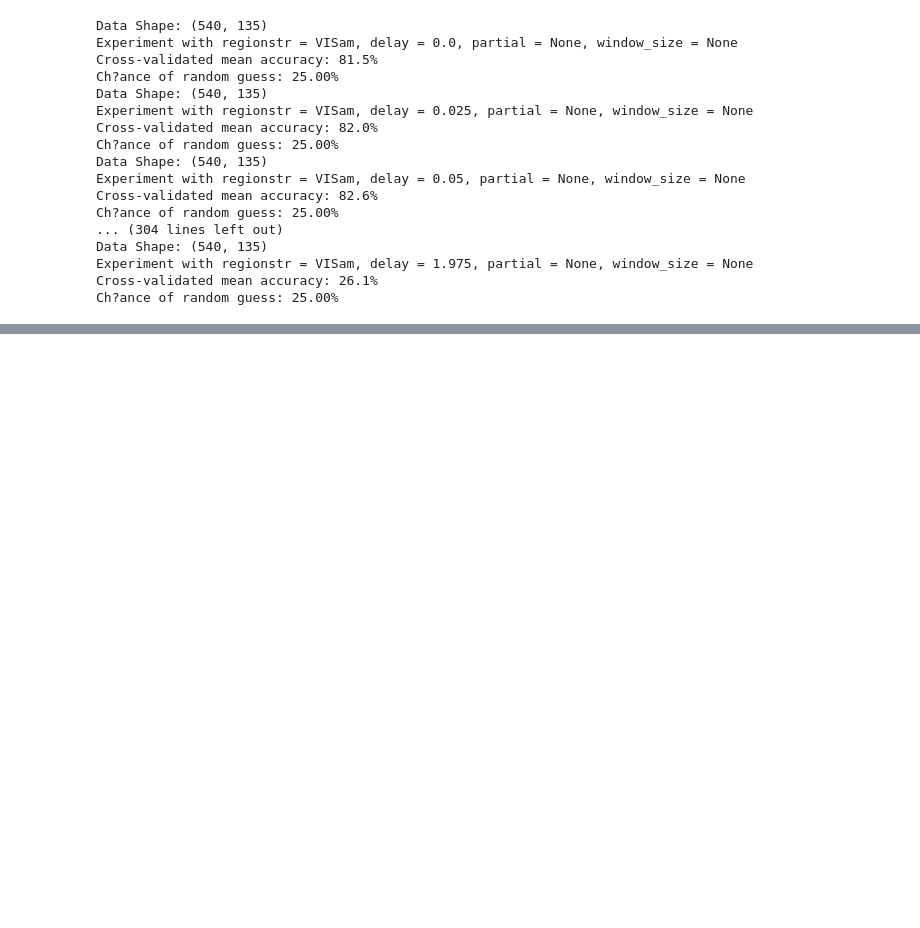
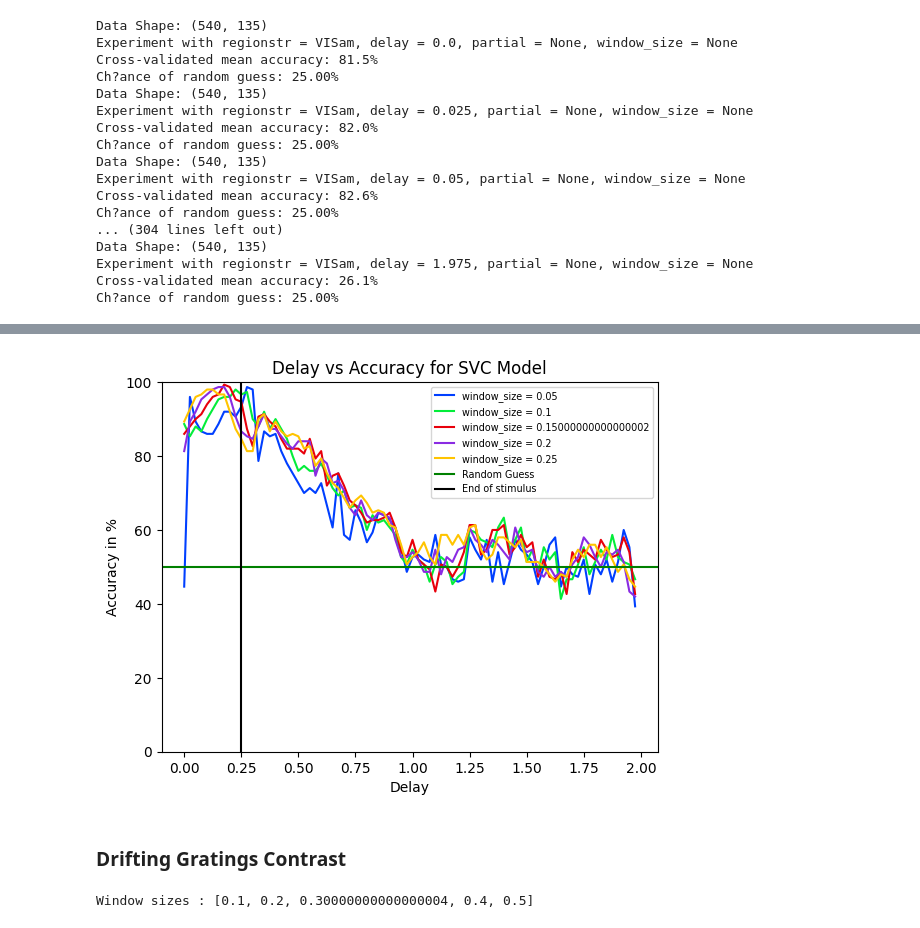
Before and after one commit to daniyarzt/neuromodelling, a Jupyter notebook: notebooks/classification_with_time_delay.ipynb, the cells around one changed output, grey strips where cells are left out. Drawn from its saved outputs; the diff is of its cells as text; code cells hidden in the pictures; blank space fills up the shorter version.

```diff
--- a/notebooks/classification_with_time_delay.ipynb
+++ b/notebooks/classification_with_time_delay.ipynb
@@ -719,0 +743,11 @@ plt.show()
+# %%
+import pickle
+
+# Export dictionary to a JSON file
+with open('cashed_data/result_per_window_size_flashes.pickle', 'wb') as pickle_file:
+    pickle.dump(result_per_window_size, pickle_file)
+# %%
+with open('cashed_data/result_per_window_size_flashes.pickle', 'rb') as pickle_file:
+    result_per_window_size = pickle.load(pickle_file)
+
+result_per_window_size
@@ -719,0 +772,32 @@ plt.show()
+# %%
+for window_size, result in result_per_window_size.items():
+    plt.plot(result[0], result[1], label = f'window_size = {window_size}')
+
+
+plt.ylim(0, 100)
+plt.axline((0.25, 50), (0.5, 50), color = 'green', label = 'Random Guess')
+plt.axvline(0.25, 0, 30, color = 'black', label = 'End of stimulus')
+plt.title('Delay vs Accuracy for SVC Model')
+plt.xlabel('Delay')
+plt.ylabel('Accuracy in %')
+plt.legend()
+#place legend outside
+plt.legend(loc='upper right', fontsize = 'x-small')
+plt.show()
+# %% [output]
+[figure, added]
+# %% [markdown]
+### Drifting Gratings Contrast
+# %%
+window_sizes = np.arange(0.1, 0.50 + 1e-5, 0.1)
+result_per_window_size = {}
+
+print(f'Window sizes : {list(window_sizes)}')
+for window_size in window_sizes:
+    delays = np.arange(0.0, 1.0, 0.025)
+    accuracies = []
+    for delay in tqdm(delays, desc=f"Calculating accurary curve for window_size = {window_size}..."):
+        accuracies.append(experiment_with_delay(delay, "drifting_gratings_contrast", drifting_gratings_contrast, "VISam", window_size, withlogs = False))
+    result_per_window_size[window_size] = (delays, accuracies)
+# %% [output]
+Window sizes : [0.1, 0.2, 0.30000000000000004, 0.4, 0.5]
```
Also changed, not shown: parts of 11 cells of this notebook, 2 other files.
